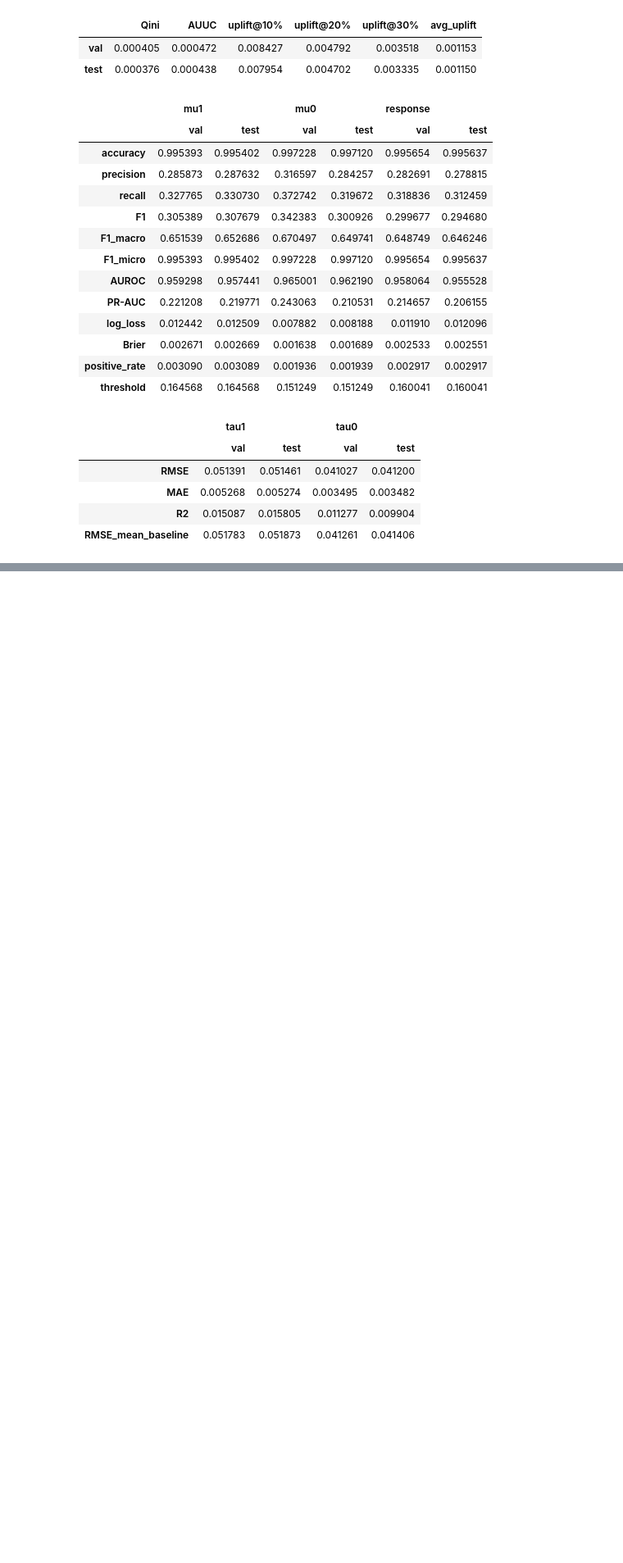
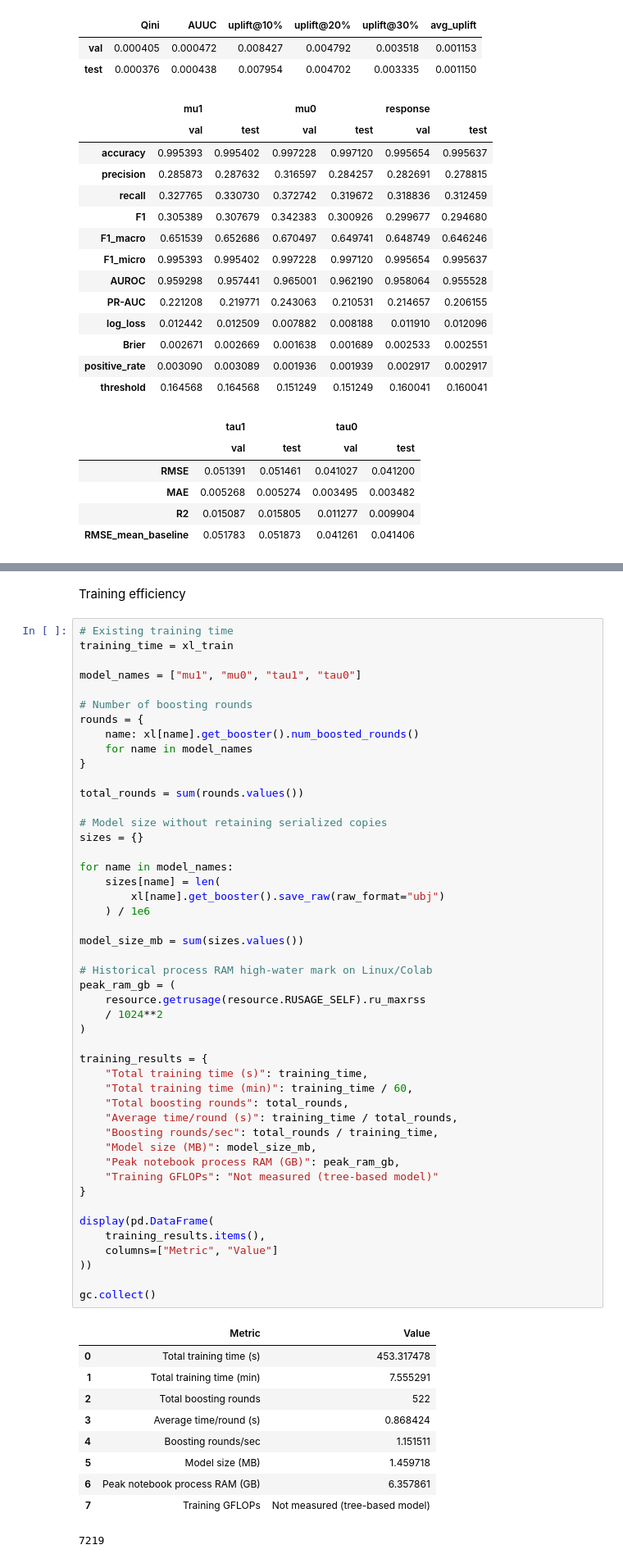
Before and after one commit to saopa28/INSE-6450, a Jupyter notebook: Milestone_2/Milestone2.ipynb, the cells around one changed output, grey strips where cells are left out. Shown at 82% size. Cells and saved outputs as stored; diff of their text form; blank space fills up the shorter version.

```diff
--- a/Milestone_2/Milestone2.ipynb
+++ b/Milestone_2/Milestone2.ipynb
@@ -302,0 +345,60 @@ display(pd.DataFrame(out))
+# %% [markdown]
+Training efficiency
+# %%
+# Existing training time
+training_time = xl_train
+
+model_names = ["mu1", "mu0", "tau1", "tau0"]
+
+# Number of boosting rounds
+rounds = {
+    name: xl[name].get_booster().num_boosted_rounds()
+    for name in model_names
+}
+
+total_rounds = sum(rounds.values())
+
+# Model size without retaining serialized copies
+sizes = {}
+
+for name in model_names:
+    sizes[name] = len(
+        xl[name].get_booster().save_raw(raw_format="ubj")
+    ) / 1e6
+
+model_size_mb = sum(sizes.values())
+
+# Historical process RAM high-water mark on Linux/Colab
+peak_ram_gb = (
+    resource.getrusage(resource.RUSAGE_SELF).ru_maxrss
+    / 1024**2
+)
+
+training_results = {
+    "Total training time (s)": training_time,
+    "Total training time (min)": training_time / 60,
+    "Total boosting rounds": total_rounds,
+    "Average time/round (s)": training_time / total_rounds,
+    "Boosting rounds/sec": total_rounds / training_time,
+    "Model size (MB)": model_size_mb,
+    "Peak notebook process RAM (GB)": peak_ram_gb,
+    "Training GFLOPs": "Not measured (tree-based model)"
+}
+
+display(pd.DataFrame(
+    training_results.items(),
+    columns=["Metric", "Value"]
+))
+
+gc.collect()
+# %% [output]
+|  | Metric | Value |
+| 0 | Total training time (s) | 453.317478 |
+| 1 | Total training time (min) | 7.555291 |
+| 2 | Total boosting rounds | 522 |
+| 3 | Average time/round (s) | 0.868424 |
+| 4 | Boosting rounds/sec | 1.151511 |
+| 5 | Model size (MB) | 1.459718 |
+| 6 | Peak notebook process RAM (GB) | 6.357861 |
+| 7 | Training GFLOPs | Not measured (tree-based model) |
+7219
```
Also changed, not shown: parts of 13 cells of this notebook.
